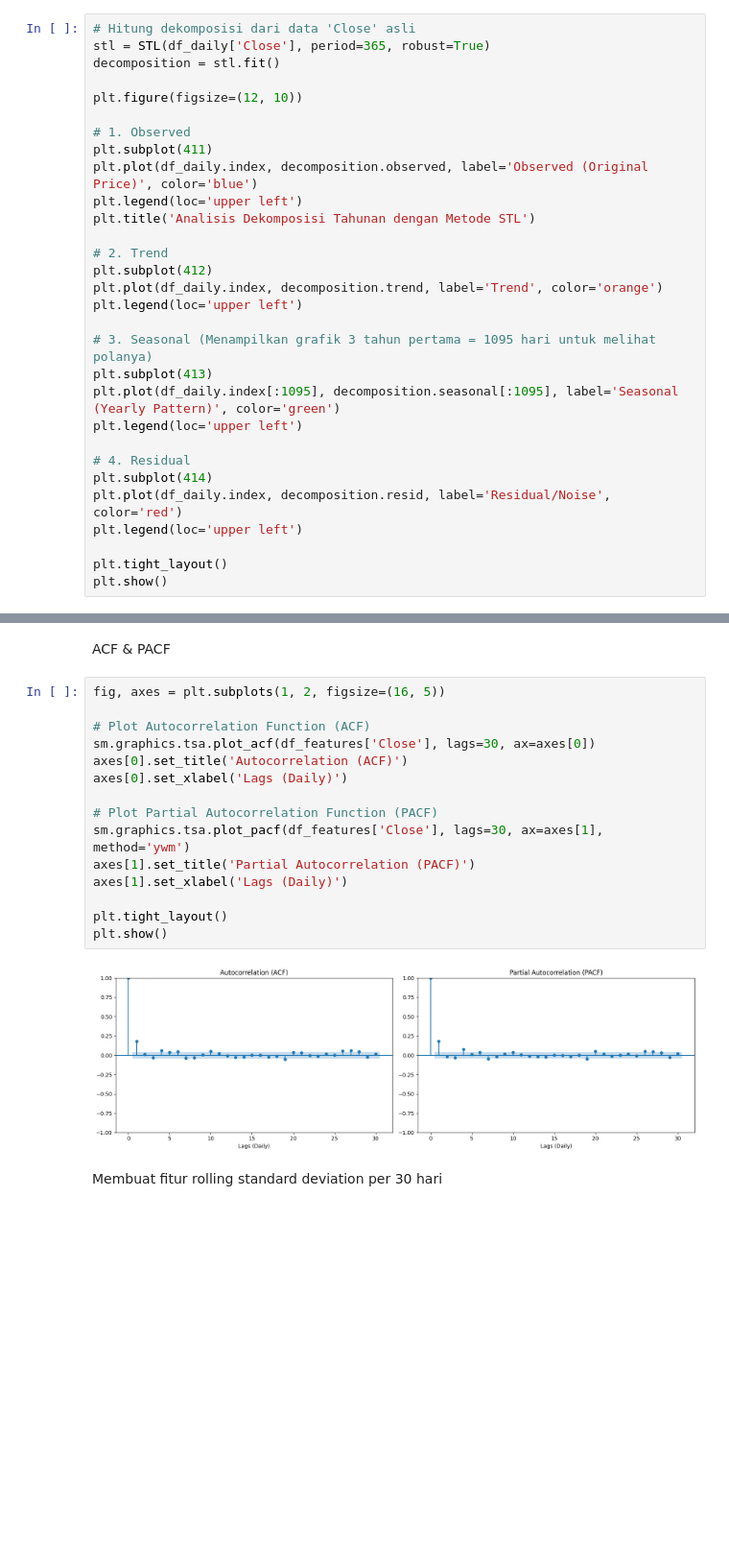
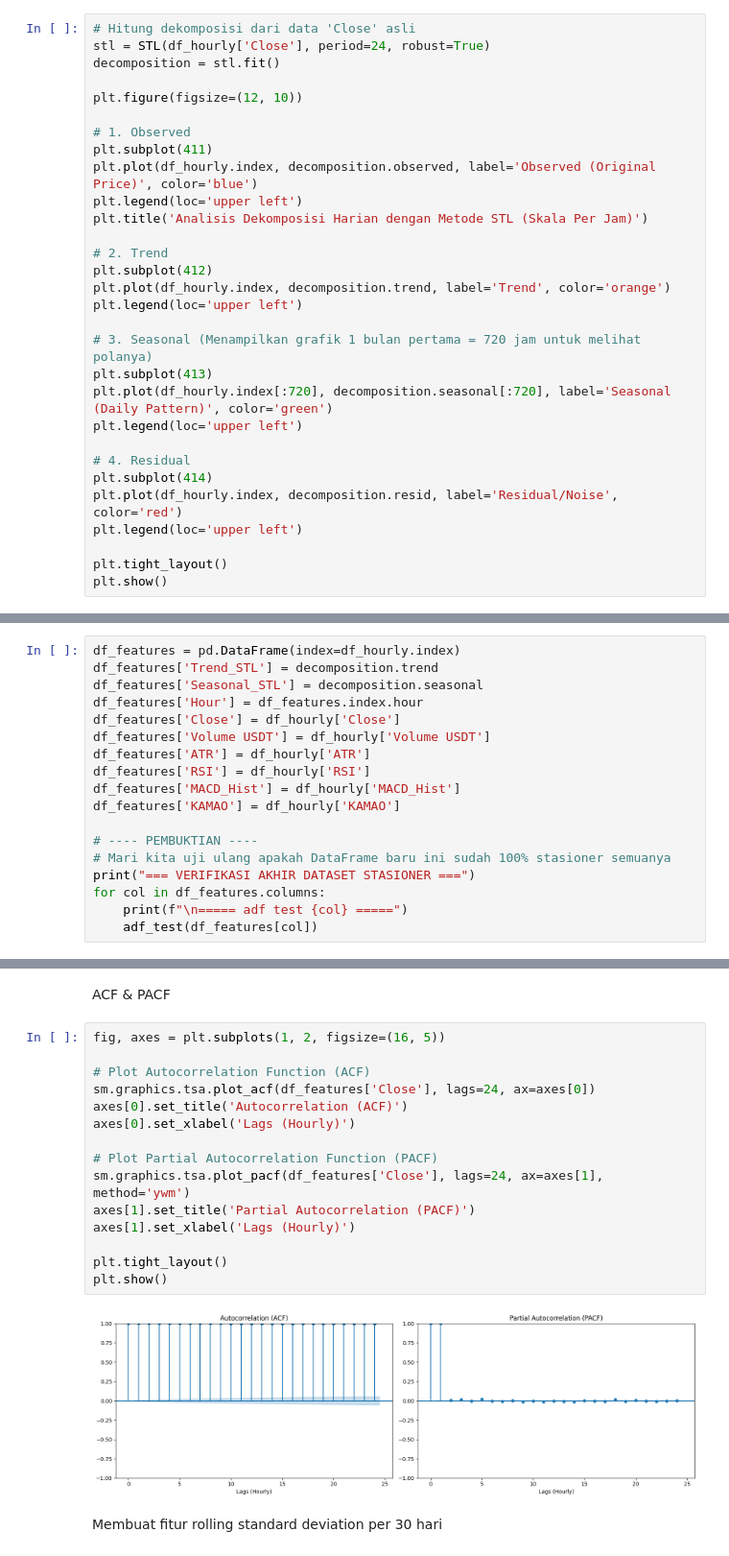
Before and after one commit to mikysetiawan/MachineLearningExpert, a Jupyter notebook: Tugas_Akhir_Timeseries_Forcasting.ipynb, the cells around one changed output, grey strips where cells are left out. Shown at 96% size. Saved outputs shown, nothing was run; the diff lists cells and outputs as text; blank space fills up the shorter version.

```diff
--- a/Tugas_Akhir_Timeseries_Forcasting.ipynb
+++ b/Tugas_Akhir_Timeseries_Forcasting.ipynb
@@ -87,30 +104,30 @@ plt.show()
 Seasonal and Trend decomposition using Loess
 # %%
 # Hitung dekomposisi dari data 'Close' asli
-stl = STL(df_daily['Close'], period=365, robust=True)
+stl = STL(df_hourly['Close'], period=24, robust=True)
 decomposition = stl.fit()
 
 plt.figure(figsize=(12, 10))
 
 # 1. Observed
 plt.subplot(411)
-plt.plot(df_daily.index, decomposition.observed, label='Observed (Original Price)', color='blue')
+plt.plot(df_hourly.index, decomposition.observed, label='Observed (Original Price)', color='blue')
 plt.legend(loc='upper left')
-plt.title('Analisis Dekomposisi Tahunan dengan Metode STL')
+plt.title('Analisis Dekomposisi Harian dengan Metode STL (Skala Per Jam)')
 
 # 2. Trend
 plt.subplot(412)
-plt.plot(df_daily.index, decomposition.trend, label='Trend', color='orange')
+plt.plot(df_hourly.index, decomposition.trend, label='Trend', color='orange')
 plt.legend(loc='upper left')
 
-# 3. Seasonal (Menampilkan grafik 3 tahun pertama = 1095 hari untuk melihat polanya)
+# 3. Seasonal (Menampilkan grafik 1 bulan pertama = 720 jam untuk melihat polanya)
 plt.subplot(413)
-plt.plot(df_daily.index[:1095], decomposition.seasonal[:1095], label='Seasonal (Yearly Pattern)', color='green')
+plt.plot(df_hourly.index[:720], decomposition.seasonal[:720], label='Seasonal (Daily Pattern)', color='green')
 plt.legend(loc='upper left')
 
 # 4. Residual
 plt.subplot(414)
-plt.plot(df_daily.index, decomposition.resid, label='Residual/Noise', color='red')
+plt.plot(df_hourly.index, decomposition.resid, label='Residual/Noise', color='red')
 plt.legend(loc='upper left')
 
 plt.tight_layout()
@@ -168 +185,19 @@ p-value: 1.1137102887237336e-25
 Data stasioner
+# %%
+df_features = pd.DataFrame(index=df_hourly.index)
+df_features['Trend_STL'] = decomposition.trend
+df_features['Seasonal_STL'] = decomposition.seasonal
+df_features['Hour'] = df_features.index.hour
+df_features['Close'] = df_hourly['Close']
+df_features['Volume USDT'] = df_hourly['Volume USDT']
+df_features['ATR'] = df_hourly['ATR']
+df_features['RSI'] = df_hourly['RSI']
+df_features['MACD_Hist'] = df_hourly['MACD_Hist']
+df_features['KAMAO'] = df_hourly['KAMAO']
+
+# ---- PEMBUKTIAN ----
+# Mari kita uji ulang apakah DataFrame baru ini sudah 100% stasioner semuanya
+print("=== VERIFIKASI AKHIR DATASET STASIONER ===")
+for col in df_features.columns:
+    print(f"\n===== adf test {col} =====")
+    adf_test(df_features[col])
@@ -217,20 +254,20 @@ ACF & PACF
 # %%
 fig, axes = plt.subplots(1, 2, figsize=(16, 5))
 
 # Plot Autocorrelation Function (ACF)
-sm.graphics.tsa.plot_acf(df_features['Close'], lags=30, ax=axes[0])
+sm.graphics.tsa.plot_acf(df_features['Close'], lags=24, ax=axes[0])
 axes[0].set_title('Autocorrelation (ACF)')
-axes[0].set_xlabel('Lags (Daily)')
+axes[0].set_xlabel('Lags (Hourly)')
 
 # Plot Partial Autocorrelation Function (PACF)
-sm.graphics.tsa.plot_pacf(df_features['Close'], lags=30, ax=axes[1], method='ywm')
+sm.graphics.tsa.plot_pacf(df_features['Close'], lags=24, ax=axes[1], method='ywm')
 axes[1].set_title('Partial Autocorrelation (PACF)')
-axes[1].set_xlabel('Lags (Daily)')
+axes[1].set_xlabel('Lags (Hourly)')
 
 plt.tight_layout()
 plt.show()
 # %% [output]
-[figure, old version]
+[figure, new version]
 # %% [markdown]
 Membuat fitur rolling standard deviation per 30 hari
 # %%
```
Also changed, not shown: parts of 20 cells of this notebook.
